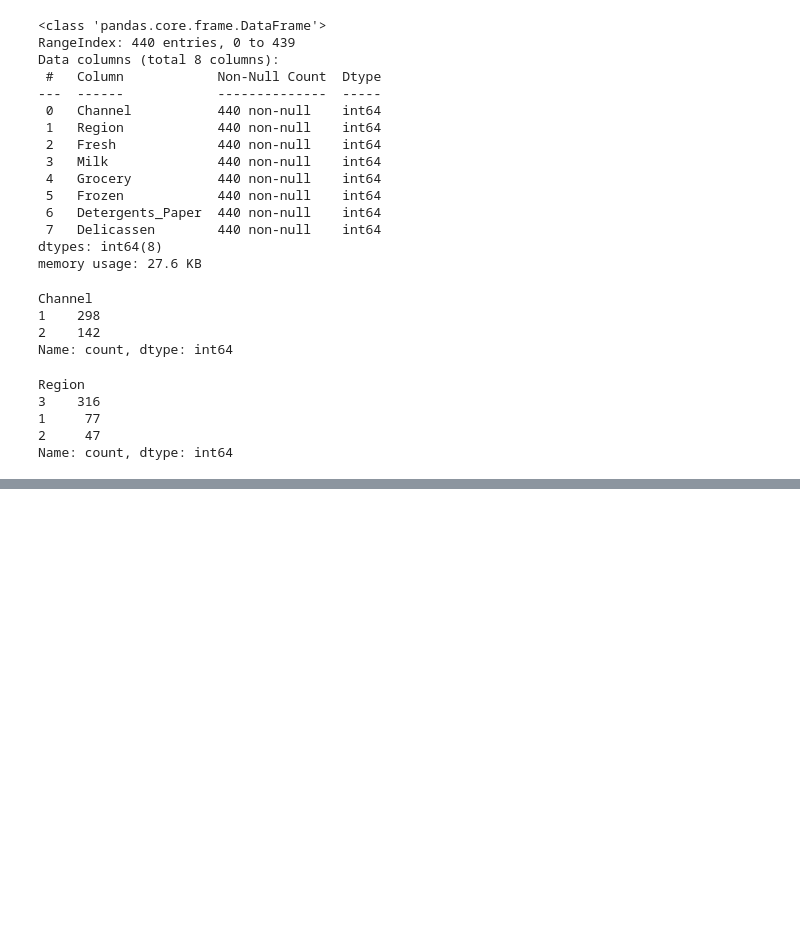
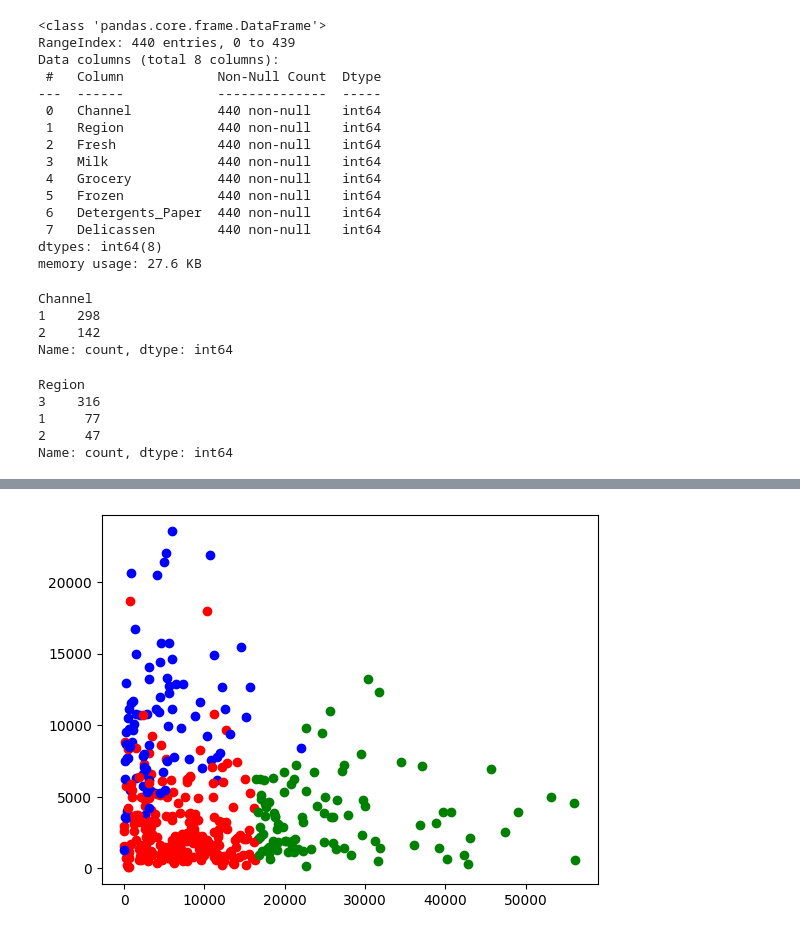
Before and after one commit to NurmukhamedKZ/Data-Projects, a Jupyter notebook: Customers/customers.ipynb, the cells around one changed output, grey strips where cells are left out. Drawn from its saved outputs; the diff is of its cells as text; code cells hidden in the pictures; blank space fills up the shorter version.

```diff
--- a/Customers/customers.ipynb
+++ b/Customers/customers.ipynb
@@ -58,0 +130,6 @@ Name: count, dtype: int64
+# %%
+
+for i in customers_clean.index:
+    plt.scatter(x=customers_clean.loc[i,"Fresh"], y=customers_clean.loc[i,"Milk"], color=colors[customers_clean["cluster"][i]])
+# %% [output]
+[figure, added]
```
Also changed, not shown: parts of 22 cells of this notebook, 7 other files.
